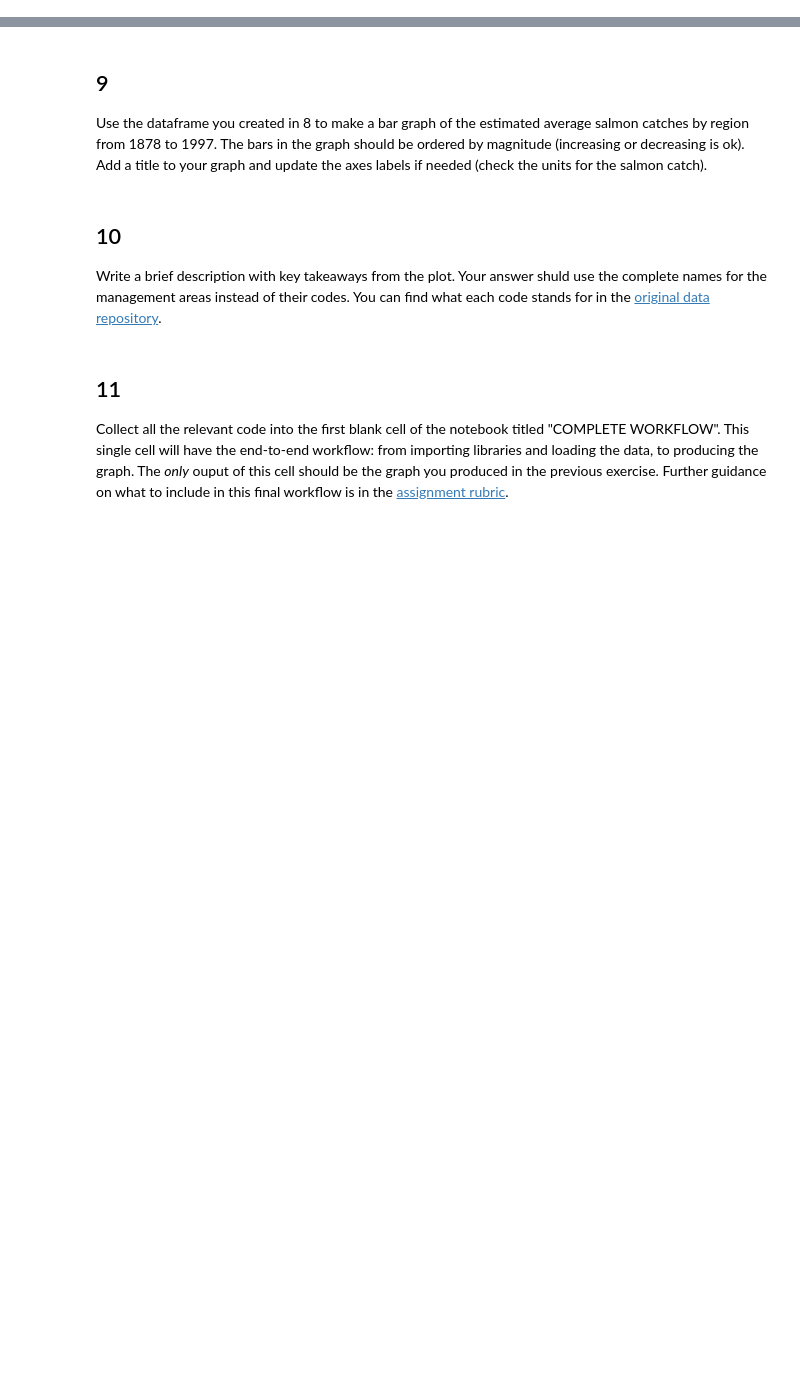
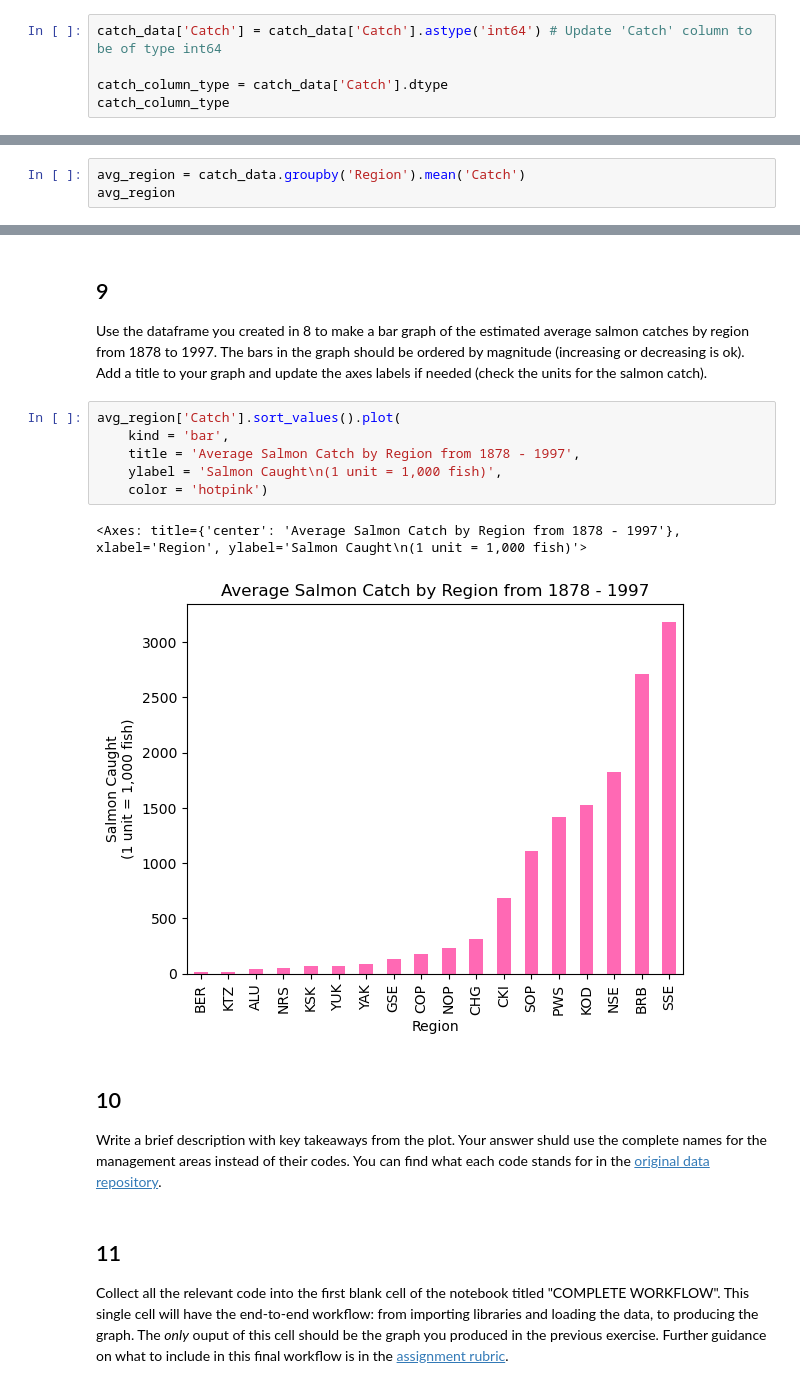
Before and after one commit to kaimorquecho/eds220-hwk2, a Jupyter notebook: task2/hwk2-task2-salmon.ipynb, the cells around one changed output, grey strips where cells are left out. Saved outputs shown, nothing was run; the diff lists cells and outputs as text; blank space fills up the shorter version.

Commit message:
plot average catch by region from 1878-1997

```diff
--- a/task2/hwk2-task2-salmon.ipynb
+++ b/task2/hwk2-task2-salmon.ipynb
@@ -252,0 +252,5 @@ catch_column_type
+# %%
+catch_data['Catch'] = catch_data['Catch'].astype('int64') # Update 'Catch' column to be of type int64
+
+catch_column_type = catch_data['Catch'].dtype
+catch_column_type
@@ -262,0 +268,3 @@ avg_region
+# %%
+avg_region = catch_data.groupby('Region').mean('Catch')
+avg_region
@@ -270,6 +299,15 @@ grader.check("q8")
 ## 9
 
 Use the dataframe you created in 8 to make a bar graph of the estimated average salmon catches by region from 1878 to 1997. The bars in the graph should be ordered by magnitude (increasing or decreasing is ok). Add a title  to your graph and update the axes labels if needed (check the units for the salmon catch).
+# %%
+avg_region['Catch'].sort_values().plot(
+    kind = 'bar',
+    title = 'Average Salmon Catch by Region from 1878 - 1997',
+    ylabel = 'Salmon Caught\n(1 unit = 1,000 fish)',
+    color = 'hotpink')
+# %% [output]
+<Axes: title={'center': 'Average Salmon Catch by Region from 1878 - 1997'}, xlabel='Region', ylabel='Salmon Caught\n(1 unit = 1,000 fish)'>
+[figure, added]
 # %% [markdown]
 <!-- END QUESTION -->
 
```
Also changed, not shown: parts of 9 cells of this notebook.
